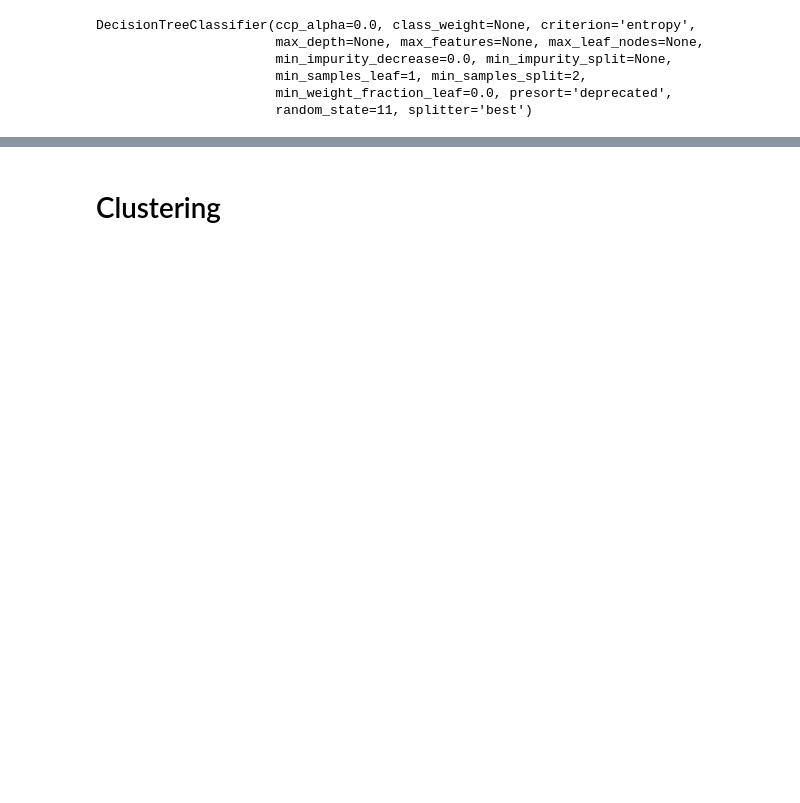
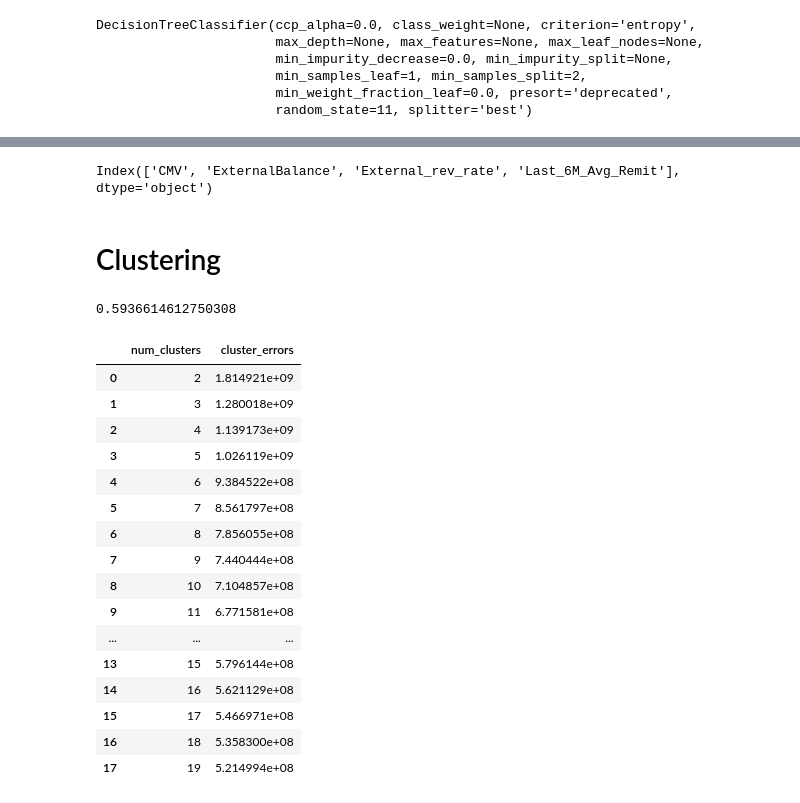
Before and after one commit to lalit-kumr/dsp_case_study, a Jupyter notebook: Assesment_case_study.ipynb, the cells around one changed output, grey strips where cells are left out. Cells and saved outputs as stored; diff of their text form; code cells hidden in the pictures; blank space fills up the shorter version.

```diff
--- a/Assesment_case_study.ipynb
+++ b/Assesment_case_study.ipynb
@@ -788,5 +783,10 @@ Classification report:
     accuracy                           1.00     25500
    macro avg       1.00      1.00      1.00     25500
 weighted avg       1.00      1.00      1.00     25500
+# %%
+# Drivers for customer segmentation
+selected_x.columns
+# %% [output]
+Index(['CMV', 'ExternalBalance', 'External_rev_rate', 'Last_6M_Avg_Remit'], dtype='object')
 # %% [markdown]
 # Clustering
@@ -792,0 +852,39 @@ weighted avg       1.00      1.00      1.00     25500
+# %%
+from sklearn.cluster import KMeans
+
+
+kmeans_model = KMeans(n_clusters=8, random_state=1).fit(df)
+labels = kmeans_model.labels_
+metrics.silhouette_score(X, labels, metric='euclidean')
+# %% [output]
+0.5936614612750308
+# %%
+cluster_range = range(2,20)
+
+
+cluster_errors = []
+for x in cluster_range:
+  kmeans_model = KMeans(n_clusters=x, random_state=1).fit(df)
+  cluster_errors.append(kmeans_model.inertia_)
+
+
+cluster_df = pd.DataFrame({'num_clusters' : cluster_range,'cluster_errors' : cluster_errors})
+cluster_df
+# %% [output]
+|  | num_clusters | cluster_errors |
+| 0 | 2 | 1.814921e+09 |
+| 1 | 3 | 1.280018e+09 |
+| 2 | 4 | 1.139173e+09 |
+| 3 | 5 | 1.026119e+09 |
+| 4 | 6 | 9.384522e+08 |
+| 5 | 7 | 8.561797e+08 |
+| 6 | 8 | 7.856055e+08 |
+| 7 | 9 | 7.440444e+08 |
+| 8 | 10 | 7.104857e+08 |
+| 9 | 11 | 6.771581e+08 |
+| ... | ... | ... |
+| 13 | 15 | 5.796144e+08 |
+| 14 | 16 | 5.621129e+08 |
+| 15 | 17 | 5.466971e+08 |
+| 16 | 18 | 5.358300e+08 |
+| 17 | 19 | 5.214994e+08 |
```
Also changed, not shown: parts of 12 cells of this notebook.
